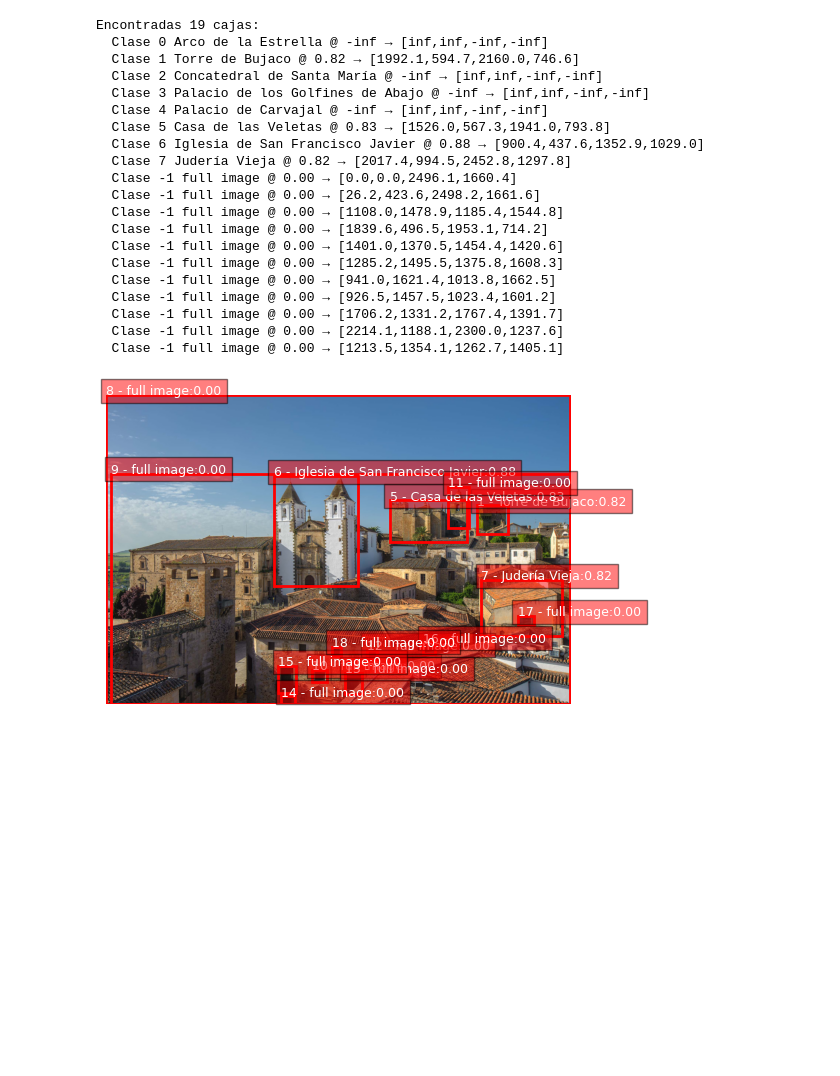
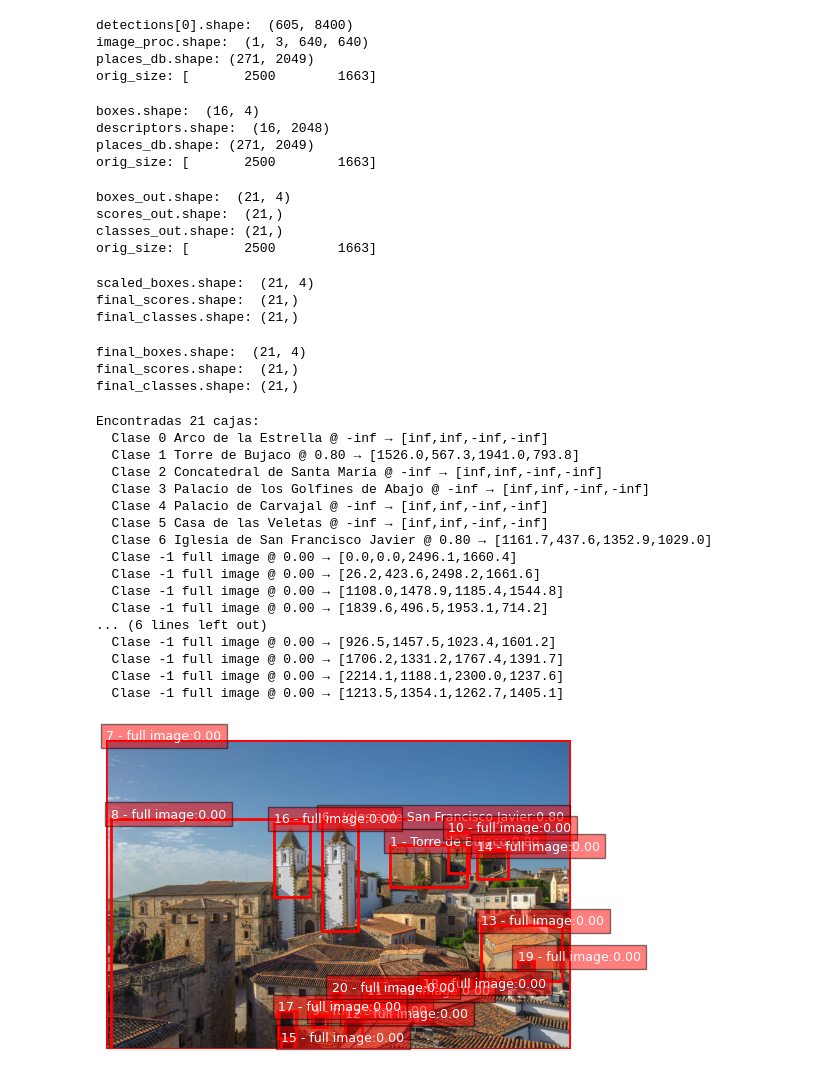
Before and after one commit to theviderlab/landmark-detection-with-retrieval, a Jupyter notebook: full_pipeline.ipynb, the cells around one changed output. Drawn from its saved outputs; the diff is of its cells as text; code cells hidden in the pictures; blank space fills up the shorter version.

Commit message:
pipeline cleanup

```diff
--- a/full_pipeline.ipynb
+++ b/full_pipeline.ipynb
@@ -92,0 +94,6 @@ final_boxes, final_scores, final_classes = pipeline.run(TEST_IMG_PATH, places_db
+# %%
+image_proc, orig_size, places_db = pipeline.preprocess(TEST_IMG_PATH, places_db)
+
+print('image_proc.shape: ', image_proc.shape)
+print('orig_size:', orig_size)
+print('places_db.shape:', places_db.shape)
@@ -93,24 +104,77 @@ final_boxes, final_scores, final_classes = pipeline.run(TEST_IMG_PATH, places_db
+# %%
+detections, image_proc, places_db, orig_size = pipeline.detect(image_proc, places_db, orig_size)
+
+print('detections[0].shape: ', detections[0].shape)
+print('image_proc.shape: ', image_proc.shape)
+print('places_db.shape:', places_db.shape)
+print('orig_size:', orig_size)
+# %% [output]
+detections[0].shape:  (605, 8400)
+image_proc.shape:  (1, 3, 640, 640)
+places_db.shape: (271, 2049)
+orig_size: [       2500        1663]
+# %%
+boxes, descriptors, places_db, orig_size = pipeline.extract(detections, image_proc, places_db, orig_size)
+
+print('boxes.shape: ', boxes.shape)
+print('descriptors.shape: ', descriptors.shape)
+print('places_db.shape:', places_db.shape)
+print('orig_size:', orig_size)
+# %% [output]
+boxes.shape:  (16, 4)
+descriptors.shape:  (16, 2048)
+places_db.shape: (271, 2049)
+orig_size: [       2500        1663]
+# %%
+boxes_out, scores_out, classes_out, orig_size = pipeline.search(boxes, descriptors, places_db, orig_size)
+
+print('boxes_out.shape: ', boxes_out.shape)
+print('scores_out.shape: ', scores_out.shape)
+print('classes_out.shape:', classes_out.shape)
+print('orig_size:', orig_size)
+# %% [output]
+boxes_out.shape:  (21, 4)
+scores_out.shape:  (21,)
+classes_out.shape: (21,)
+orig_size: [       2500        1663]
+# %%
+scaled_boxes, final_scores, final_classes = pipeline.postprocess(boxes_out, scores_out, classes_out, orig_size)
+
+print('scaled_boxes.shape: ', scaled_boxes.shape)
+print('final_scores.shape: ', final_scores.shape)
+print('final_classes.shape:', final_classes.shape)
+# %% [output]
+scaled_boxes.shape:  (21, 4)
+final_scores.shape:  (21,)
+final_classes.shape: (21,)
+# %%
+pipeline_boxes, pipeline_scores, pipelinel_classes = pipeline.run(TEST_IMG_PATH, places_db)
+
+print('final_boxes.shape: ', final_boxes.shape)
+print('final_scores.shape: ', final_scores.shape)
+print('final_classes.shape:', final_classes.shape)
+# %% [output]
+final_boxes.shape:  (21, 4)
+final_scores.shape:  (21,)
+final_classes.shape: (21,)
 # %%
-show_bboxes(TEST_IMG_PATH, CACERES_LANDMARK_NAMES_PATH, final_boxes, final_classes, final_scores)
+show_bboxes(TEST_IMG_PATH, CACERES_LANDMARK_NAMES_PATH, pipeline_boxes, pipelinel_classes, pipeline_scores)
 # %% [output]
-Encontradas 19 cajas:
+Encontradas 21 cajas:
   Clase 0 Arco de la Estrella @ -inf → [inf,inf,-inf,-inf]
-  Clase 1 Torre de Bujaco @ 0.82 → [1992.1,594.7,2160.0,746.6]
+  Clase 1 Torre de Bujaco @ 0.80 → [1526.0,567.3,1941.0,793.8]
   Clase 2 Concatedral de Santa María @ -inf → [inf,inf,-inf,-inf]
   Clase 3 Palacio de los Golfines de Abajo @ -inf → [inf,inf,-inf,-inf]
   Clase 4 Palacio de Carvajal @ -inf → [inf,inf,-inf,-inf]
-  Clase 5 Casa de las Veletas @ 0.83 → [1526.0,567.3,1941.0,793.8]
-  Clase 6 Iglesia de San Francisco Javier @ 0.88 → [900.4,437.6,1352.9,1029.0]
-  Clase 7 Judería Vieja @ 0.82 → [2017.4,994.5,2452.8,1297.8]
+  Clase 5 Casa de las Veletas @ -inf → [inf,inf,-inf,-inf]
+  Clase 6 Iglesia de San Francisco Javier @ 0.80 → [1161.7,437.6,1352.9,1029.0]
   Clase -1 full image @ 0.00 → [0.0,0.0,2496.1,1660.4]
   Clase -1 full image @ 0.00 → [26.2,423.6,2498.2,1661.6]
   Clase -1 full image @ 0.00 → [1108.0,1478.9,1185.4,1544.8]
   Clase -1 full image @ 0.00 → [1839.6,496.5,1953.1,714.2]
-  Clase -1 full image @ 0.00 → [1401.0,1370.5,1454.4,1420.6]
-  Clase -1 full image @ 0.00 → [1285.2,1495.5,1375.8,1608.3]
-  Clase -1 full image @ 0.00 → [941.0,1621.4,1013.8,1662.5]
+... (6 lines left out)
   Clase -1 full image @ 0.00 → [926.5,1457.5,1023.4,1601.2]
   Clase -1 full image @ 0.00 → [1706.2,1331.2,1767.4,1391.7]
   Clase -1 full image @ 0.00 → [2214.1,1188.1,2300.0,1237.6]
   Clase -1 full image @ 0.00 → [1213.5,1354.1,1262.7,1405.1]
-[figure, old version]
+[figure, new version]
```
Also changed, not shown: parts of 4 cells of this notebook, 4 other files.
